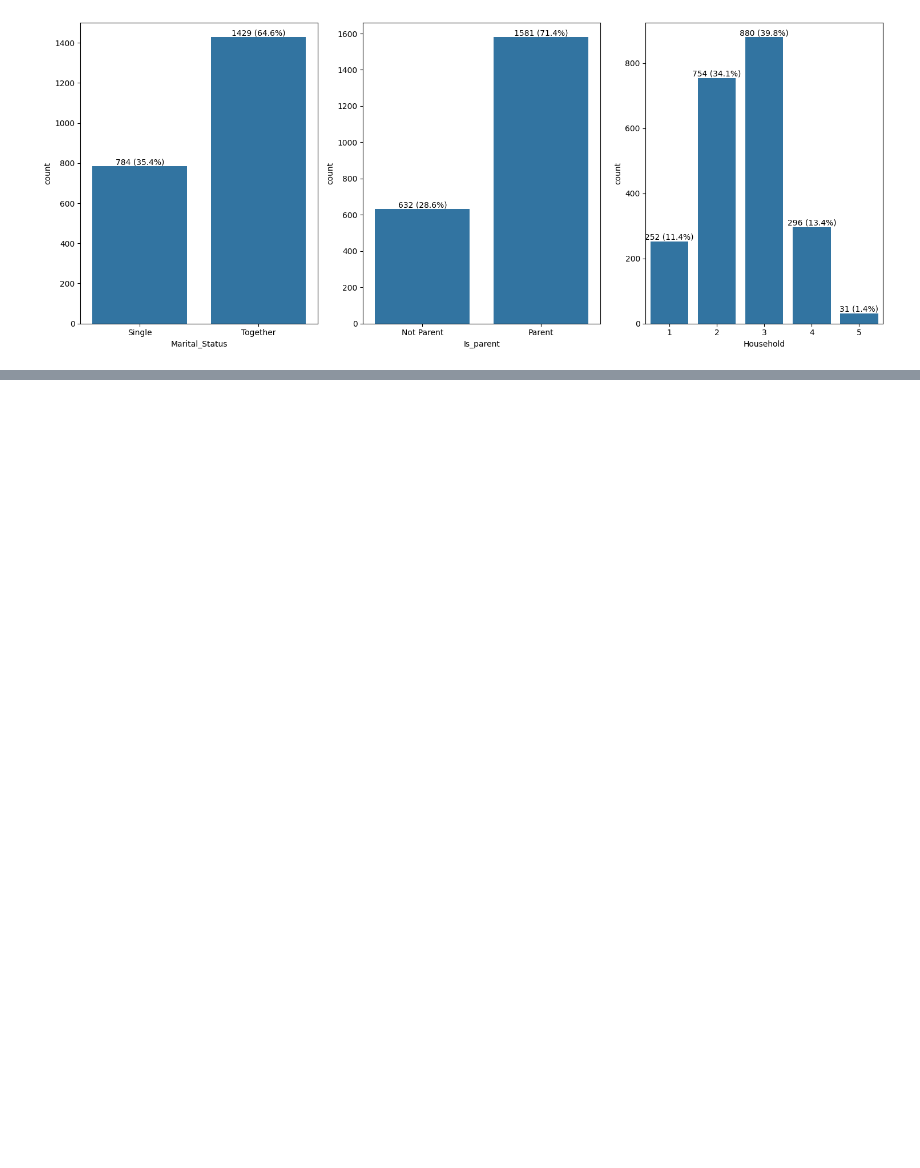
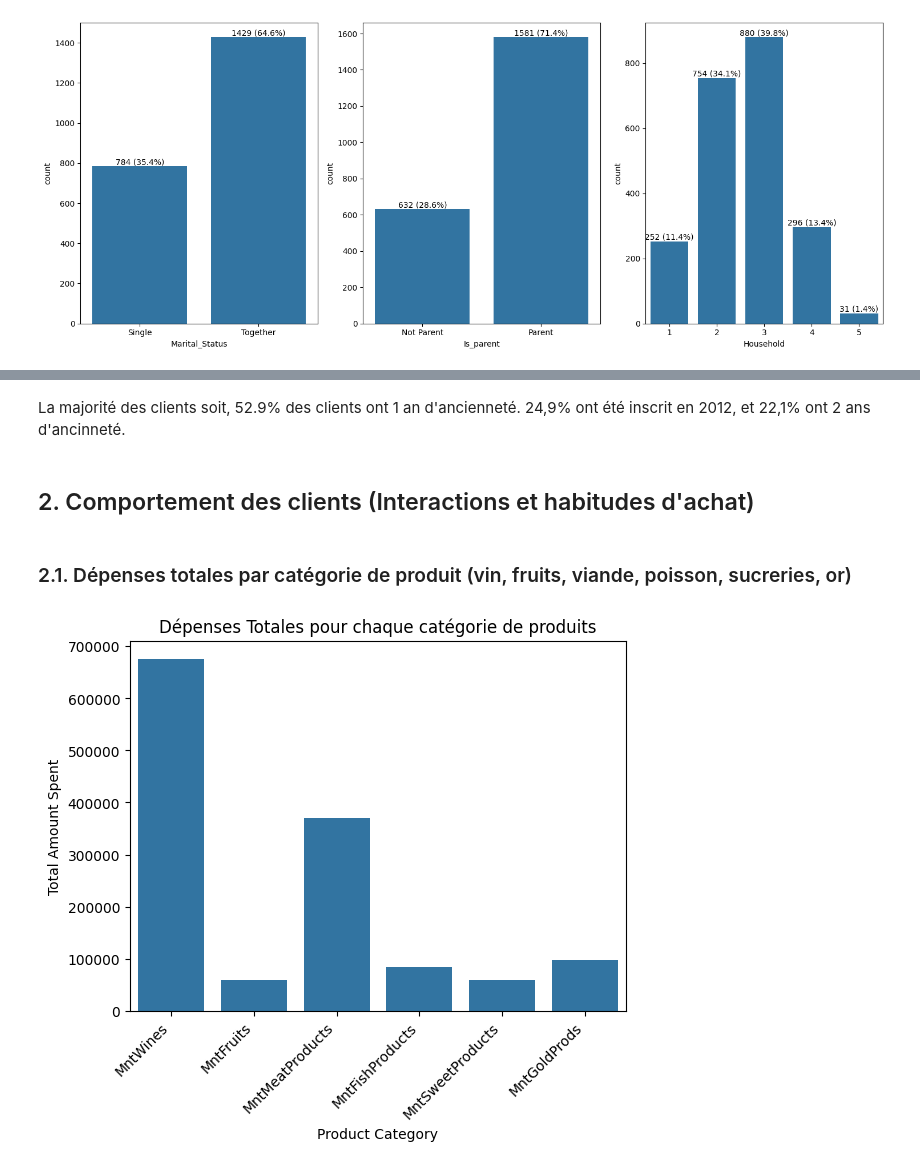
Before and after one commit to RoseM-hub/Marketing-Campaign, a Jupyter notebook: Notebooks/02 - Exploration des données.ipynb, the cells around one changed output, grey strips where cells are left out. Drawn from its saved outputs; the diff is of its cells as text; code cells hidden in the pictures; blank space fills up the shorter version.

```diff
--- a/Notebooks/02 - Exploration des données.ipynb
+++ b/Notebooks/02 - Exploration des données.ipynb
@@ -135,0 +134,19 @@ data.to_csv("..data/Data_vi_marketing_campaigns.csv", index=False)
+# %% [markdown]
+La majorité des clients soit, 52.9% des clients ont 1 an d'ancienneté. 24,9% ont été inscrit en 2012, et 22,1% ont 2 ans d'ancinneté.
+# %% [markdown]
+## 2.  Comportement des clients (Interactions et habitudes d'achat)
+# %% [markdown]
+### 2.1. Dépenses totales par catégorie de produit (vin, fruits, viande, poisson, sucreries, or)
+# %%
+total_spent = []
+vars = ["MntWines", "MntFruits", "MntMeatProducts", "MntFishProducts", "MntSweetProducts", "MntGoldProds"]
+for var in vars:
+    total_spent.append(data[var].sum())
+sns.barplot(x=vars, y=total_spent)
+plt.title("Dépenses Totales pour chaque catégorie de produits")
+plt.xlabel("Product Category")
+plt.ylabel("Total Amount Spent")
+plt.xticks(rotation=45, ha="right")
+plt.show()
+# %% [output]
+[figure, added]
```
Also changed, not shown: parts of 24 cells of this notebook.
